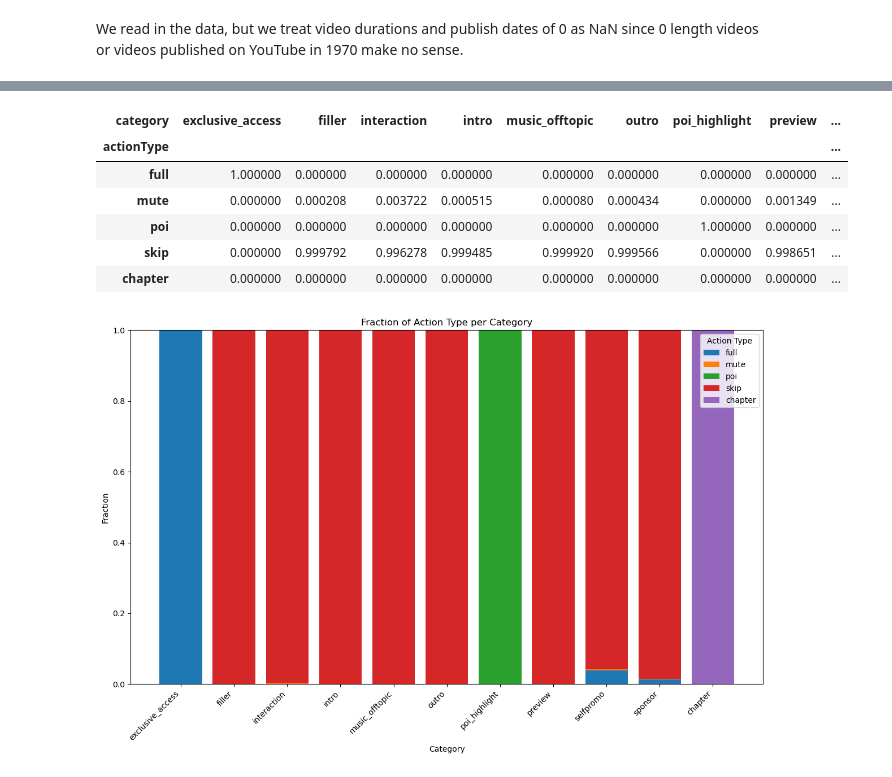
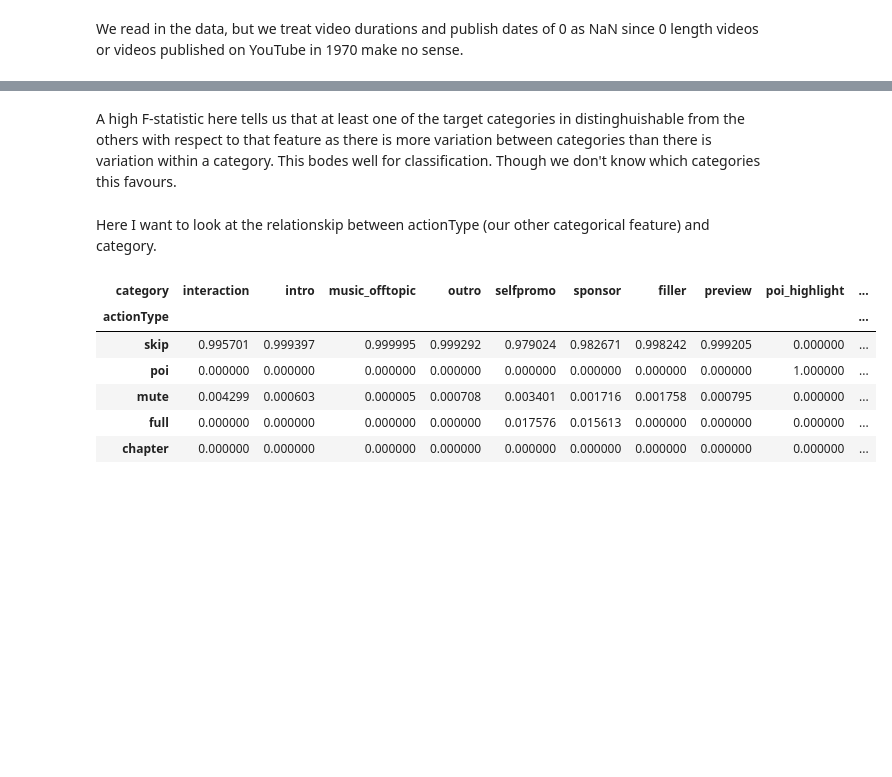
Before and after one commit to t-makaro/503-Project, a Jupyter notebook: src/data_vis.ipynb, the cells around one changed output, grey strips where cells are left out. Cells and saved outputs as stored; diff of their text form; code cells hidden in the pictures; blank space fills up the shorter version.

```diff
--- a/src/data_vis.ipynb
+++ b/src/data_vis.ipynb
@@ -11,12 +11,13 @@ We read in the data, but we treat video durations and publish dates of 0 as NaN
 sb_data = pd.read_csv(sb_data_file,
                       dtype=dtypes,
                       usecols=lambda col: col not in unwanted_cols,
-                      #converters={'timeSubmitted':convert_timestamp_to_seconds},
-                      skiprows=range(1, 6_000_000),
-                      nrows = 2_000_000,
+                      # skiprows=range(1, 7_000_000),
+                      # nrows = 2_000_000,
                       na_values={'videoDuration': [0],
                                  'published': [0]}
                      )
+sb_data = sb_data.drop(sb_data[sb_data['category'] == 'moreCategories'].index)
+sb_data['category'] = sb_data['category'].cat.remove_unused_categories()
 
 pd.set_option('display.max_columns', None)
 display(sb_data.head())
@@ -93,0 +94,15 @@ sb_data.describe()
+# %%
+sb_data['year'] = pd.to_datetime(sb_data['timeSubmitted'], unit='s').dt.year
+
+missing_fraction_by_year = sb_data[attributes_missing_data+['year']].groupby('year').apply(lambda x: x.isna().mean(), include_groups=False)
+missing_fraction_by_year = missing_fraction_by_year.replace(0, 1e-10)
+
+for column in missing_fraction_by_year.columns:
+    plt.plot(missing_fraction_by_year.index, missing_fraction_by_year[column], label=column)
+
+# plt.yscale('log')
+plt.xlabel('Year')
+plt.ylabel('Fraction of Missing Data')
+plt.title('Fraction of Missing Data by Year')
+plt.legend()
+plt.show()
@@ -228,45 +220,31 @@ plt.show()
+# %% [markdown]
+A high F-statistic here tells us that at least one of the target categories in distinghuishable from the others with respect to that feature as there is more variation between categories than there is variation within a category. This bodes well for classification. Though we don't know which categories this favours.
+# %% [markdown]
+Here I want to look at the relationskip between actionType (our other categorical feature) and category.
 # %%
 contingency_table = pd.crosstab(sb_data['actionType'],sb_data['category'])
 normalized = contingency_table.div(contingency_table.sum(axis=0), axis=1)
 
 # sns.heatmap(normalized, cmap='coolwarm', vmin=0, vmax=1)
 # plt.title('Fraction of Action Type per Category')
 # plt.show()
 
-styled_table = normalized.style.map(lambda x: highlight_correlations(x,0.05,2))
+def highlight_correlations(val, threshold=0.1, cap=2):
+    if val > threshold and val < cap:
+        color = 'background-color: lightgreen'  # Positive correlation
+    elif val > threshold:
+        color = 'background-color: green'  # Negative correlation
+    else:
+        color = ''
+    return color
+
+styled_table = normalized.style.map(lambda x: highlight_correlations(x,0.0,0.2))
 display(styled_table)
 # %% [output]
-| category | exclusive_access | filler | interaction | intro | music_offtopic | outro | poi_highlight | preview | ... |
-| actionType |  |  |  |  |  |  |  |  | ... |
-| full | 1.000000 | 0.000000 | 0.000000 | 0.000000 | 0.000000 | 0.000000 | 0.000000 | 0.000000 | ... |
-| mute | 0.000000 | 0.000208 | 0.003722 | 0.000515 | 0.000080 | 0.000434 | 0.000000 | 0.001349 | ... |
-| poi | 0.000000 | 0.000000 | 0.000000 | 0.000000 | 0.000000 | 0.000000 | 1.000000 | 0.000000 | ... |
-| skip | 0.000000 | 0.999792 | 0.996278 | 0.999485 | 0.999920 | 0.999566 | 0.000000 | 0.998651 | ... |
-| chapter | 0.000000 | 0.000000 | 0.000000 | 0.000000 | 0.000000 | 0.000000 | 0.000000 | 0.000000 | ... |
+| category | interaction | intro | music_offtopic | outro | selfpromo | sponsor | filler | preview | poi_highlight | ... |
+| actionType |  |  |  |  |  |  |  |  |  | ... |
+| skip | 0.995701 | 0.999397 | 0.999995 | 0.999292 | 0.979024 | 0.982671 | 0.998242 | 0.999205 | 0.000000 | ... |
+| poi | 0.000000 | 0.000000 | 0.000000 | 0.000000 | 0.000000 | 0.000000 | 0.000000 | 0.000000 | 1.000000 | ... |
+| mute | 0.004299 | 0.000603 | 0.000005 | 0.000708 | 0.003401 | 0.001716 | 0.001758 | 0.000795 | 0.000000 | ... |
+| full | 0.000000 | 0.000000 | 0.000000 | 0.000000 | 0.017576 | 0.015613 | 0.000000 | 0.000000 | 0.000000 | ... |
+| chapter | 0.000000 | 0.000000 | 0.000000 | 0.000000 | 0.000000 | 0.000000 | 0.000000 | 0.000000 | 0.000000 | ... |
-# %%
-fig, ax = plt.subplots(figsize=(12, 8))
-
-# Get categories and actions
-categories = normalized.columns
-actions = normalized.index
-
-# Initialize the bottom of the bars at zero
-bottoms = [0] * len(categories)
-
-# Loop through each action type and plot it as a stack
-for action in actions:
-    ax.bar(categories, normalized.loc[action], bottom=bottoms, label=action)
-    bottoms = [i + j for i, j in zip(bottoms, normalized.loc[action])]
-
-# Add labels, legend, and rotate x-axis labels
-ax.set_xlabel('Category')
-ax.set_ylabel('Fraction')
-ax.set_title('Fraction of Action Type per Category')
-ax.legend(title='Action Type')
-plt.xticks(rotation=45, ha='right')  # Rotate x-axis labels properly
-plt.tight_layout()
-
-# Show the plot
-plt.show()
-# %% [output]
-[figure, removed]
```
Also changed, not shown: parts of 41 cells of this notebook, 1 other file.
